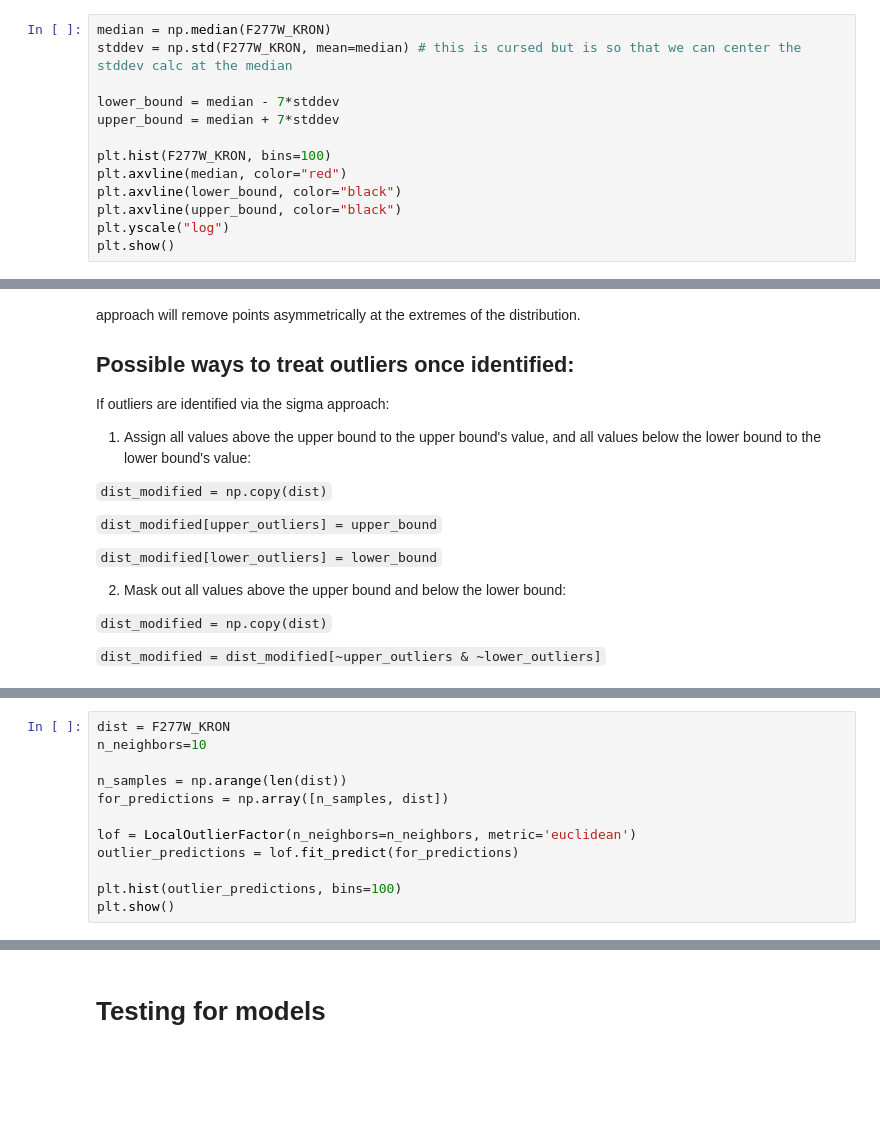
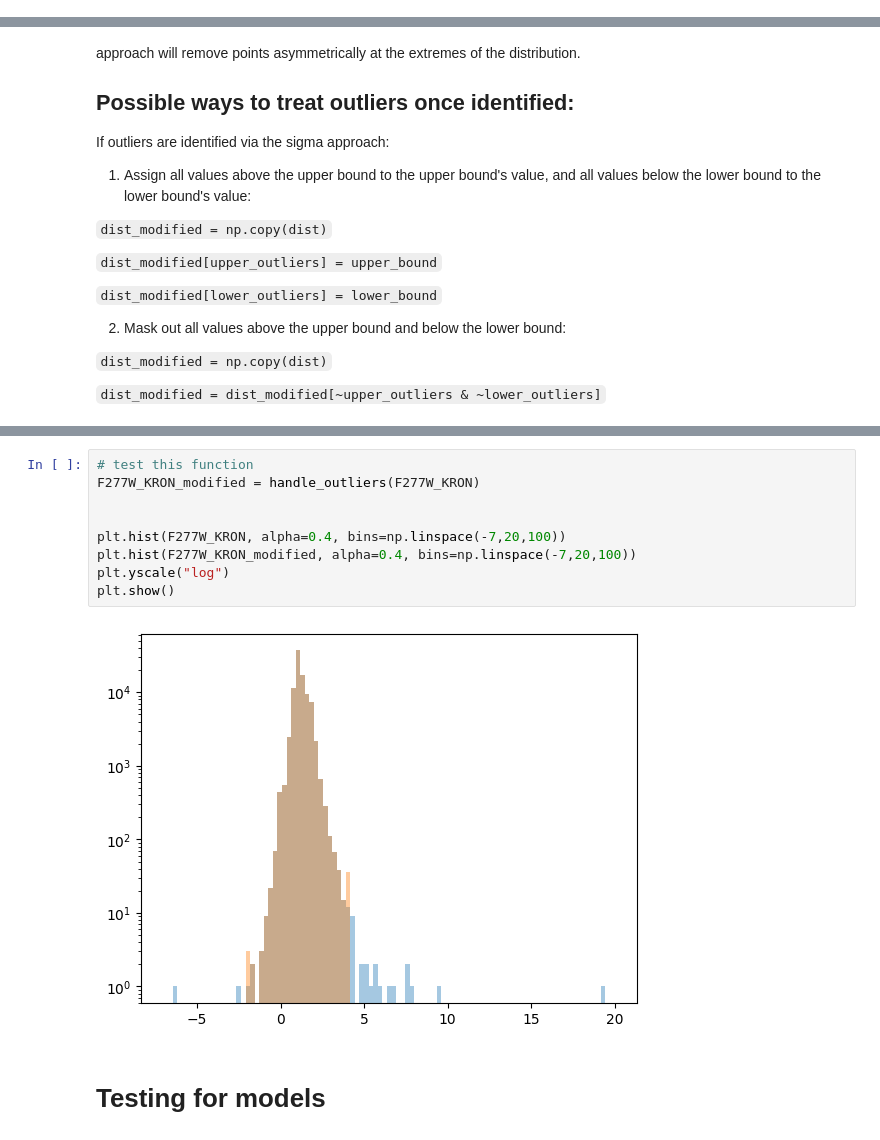
Before and after one commit to juliana-karp/scatterscale, a Jupyter notebook: sandbox.ipynb, the cells around one changed output, grey strips where cells are left out. Drawn from its saved outputs; the diff is of its cells as text; blank space fills up the shorter version.

Commit message:
function to do sigma outlier clipping/value reassignment

```diff
--- a/sandbox.ipynb
+++ b/sandbox.ipynb
@@ -37,13 +26,0 @@ array([1.20626993])
-# %%
-median = np.median(F277W_KRON)
-stddev = np.std(F277W_KRON, mean=median) # this is cursed but is so that we can center the stddev calc at the median
-
-lower_bound = median - 7*stddev
-upper_bound = median + 7*stddev
-
-plt.hist(F277W_KRON, bins=100)
-plt.axvline(median, color="red")
-plt.axvline(lower_bound, color="black")
-plt.axvline(upper_bound, color="black")
-plt.yscale("log")
-plt.show()
@@ -122,12 +86,0 @@ array([[ 0.8764204 ],
-# %%
-dist = F277W_KRON
-n_neighbors=10
-
-n_samples = np.arange(len(dist))
-for_predictions = np.array([n_samples, dist])
-
-lof = LocalOutlierFactor(n_neighbors=n_neighbors, metric='euclidean')
-outlier_predictions = lof.fit_predict(for_predictions)
-
-plt.hist(outlier_predictions, bins=100)
-plt.show()
@@ -190,4 +224,15 @@ def handle_outliers(dist, method='sigma', treatment='reassign', sigma_value=7, n
 
     return dist_modified
+# %%
+# test this function
+F277W_KRON_modified = handle_outliers(F277W_KRON)
+
+
+plt.hist(F277W_KRON, alpha=0.4, bins=np.linspace(-7,20,100))
+plt.hist(F277W_KRON_modified, alpha=0.4, bins=np.linspace(-7,20,100))
+plt.yscale("log")
+plt.show()
+# %% [output]
+[figure, added]
 # %% [markdown]
 # Testing for models
```
Also changed, not shown: parts of 7 cells of this notebook.
